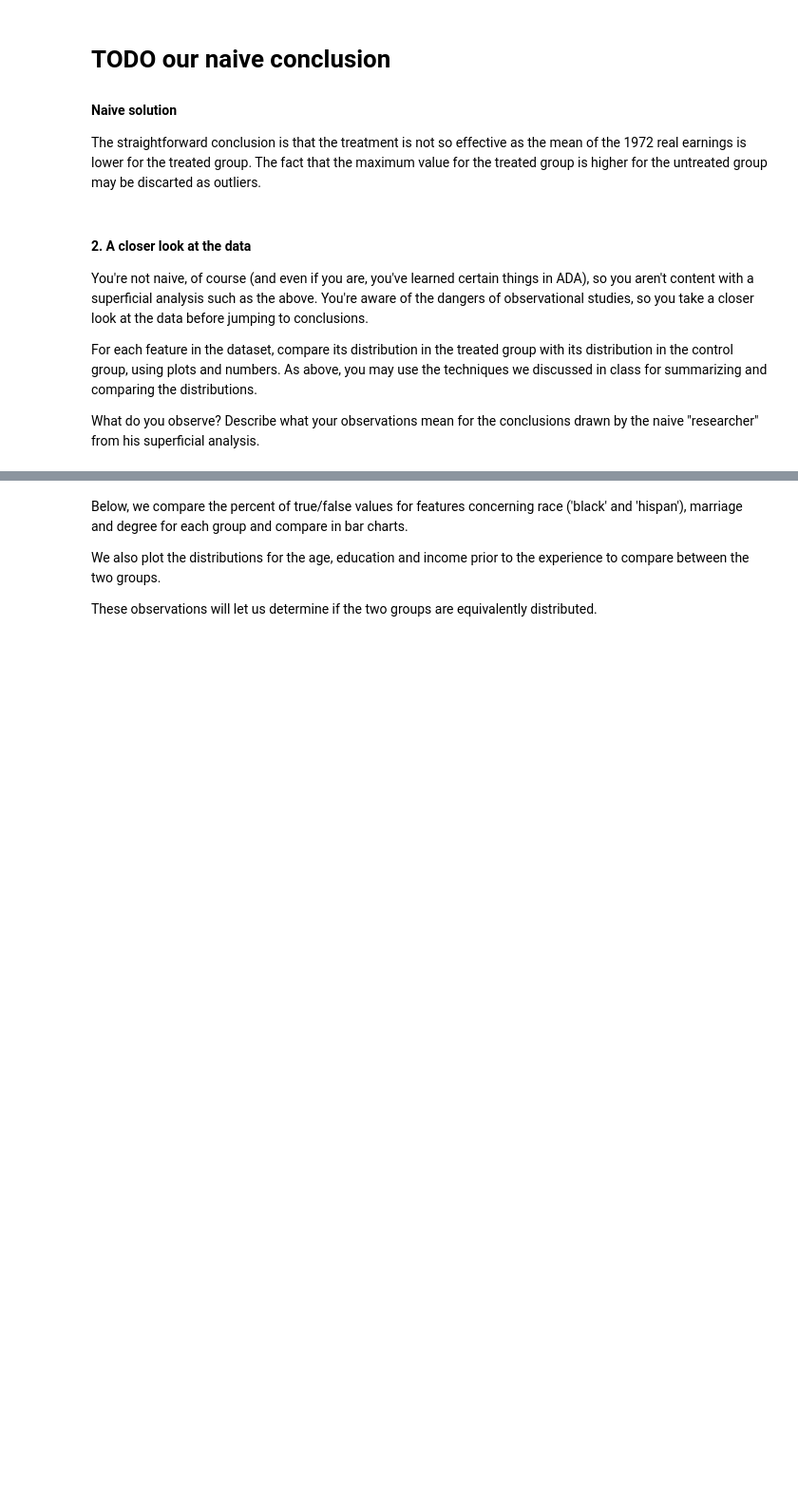
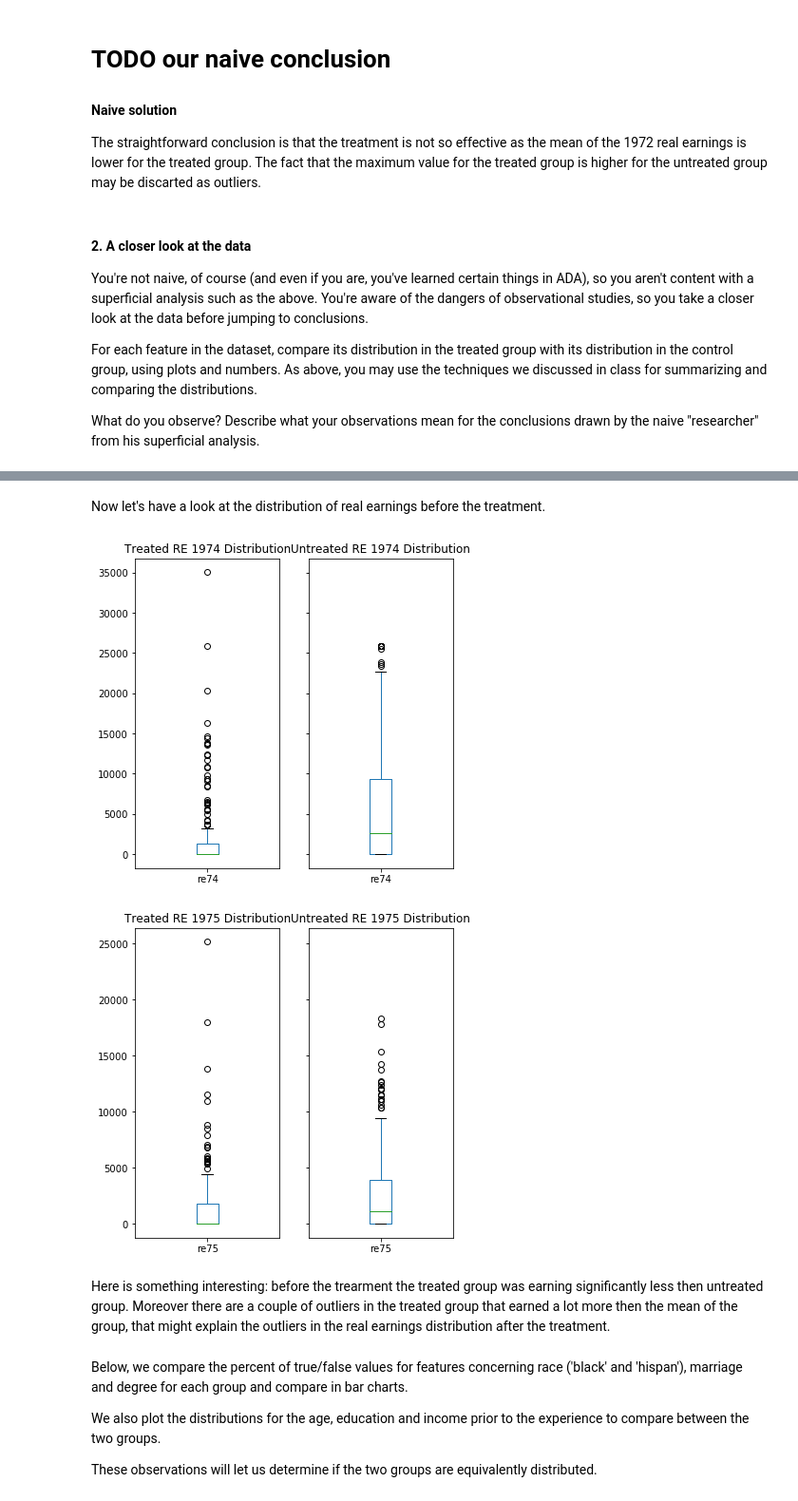
Before and after one commit to csbenz/ada, a Jupyter notebook: 04 - Applied ML/hw4.ipynb, the cells around one changed output, grey strips where cells are left out. Shown at 95% size. Saved outputs shown, nothing was run; the diff lists cells and outputs as text; code cells hidden in the pictures; blank space fills up the shorter version.

```diff
--- a/04 - Applied ML/hw4.ipynb
+++ b/04 - Applied ML/hw4.ipynb
@@ -152,3 +174,13 @@ untreated_group.describe()
+# %% [markdown]
+Now let's have a look at the distribution of real earnings before the treatment.
+# %%
+drawBoxPlot(treated_group, untreated_group, 'RE 1974 Distribution', 're74')
+drawBoxPlot(treated_group, untreated_group, 'RE 1975 Distribution', 're75')
+# %% [output]
+[figure, added]
+[figure, added]
+# %% [markdown]
+Here is something interesting: before the trearment the treated group was earning significantly less then untreated group. Moreover there are a couple of outliers in the treated group that earned a lot more then the mean of the group, that might explain the outliers in the real earnings distribution after the treatment.
 # %% [markdown]
 Below, we compare the percent of true/false values for features concerning race ('black' and 'hispan'), marriage and degree for each group and compare in bar charts.
 
```
Also changed, not shown: parts of 6 cells of this notebook.
